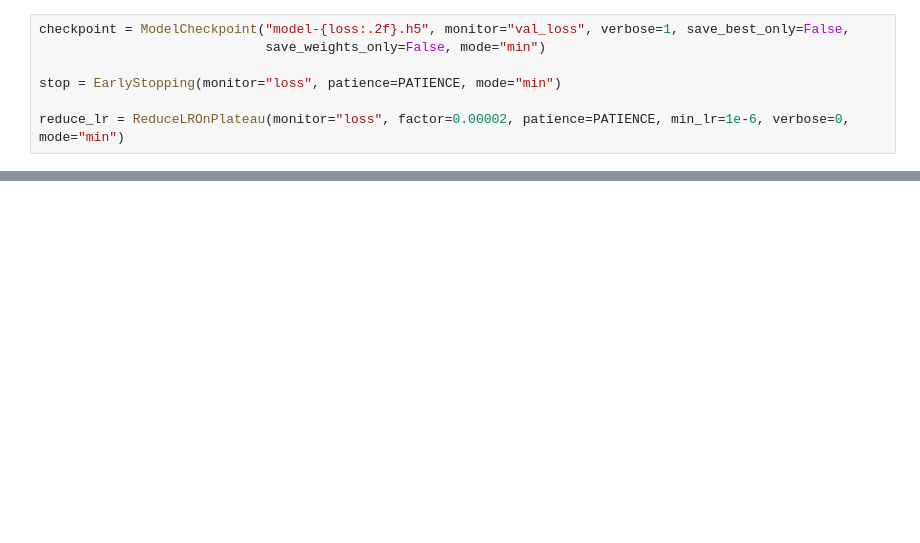
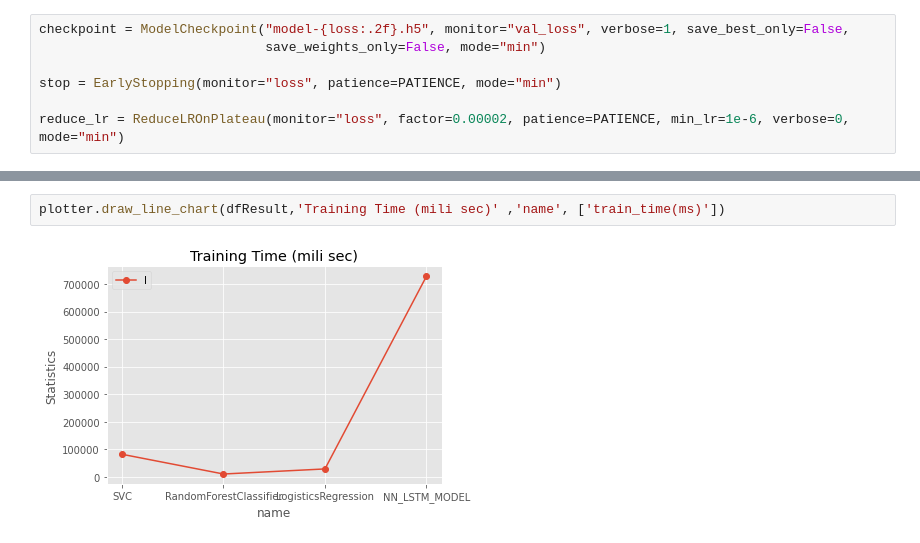
Before and after one commit to vikasktyagi0/capstone2020, a Jupyter notebook: AutomaticTicketAssignment.ipynb, the cells around one changed output, grey strips where cells are left out. Drawn from its saved outputs; the diff is of its cells as text; blank space fills up the shorter version.

```diff
--- a/AutomaticTicketAssignment.ipynb
+++ b/AutomaticTicketAssignment.ipynb
@@ -463,0 +855,4 @@ results.cv_results_
+# %%
+plotter.draw_line_chart(dfResult,'Training Time (mili sec)' ,'name', ['train_time(ms)'])
+# %% [output]
+[figure, added]
```
Also changed, not shown: parts of 34 cells of this notebook, 1 other file.
